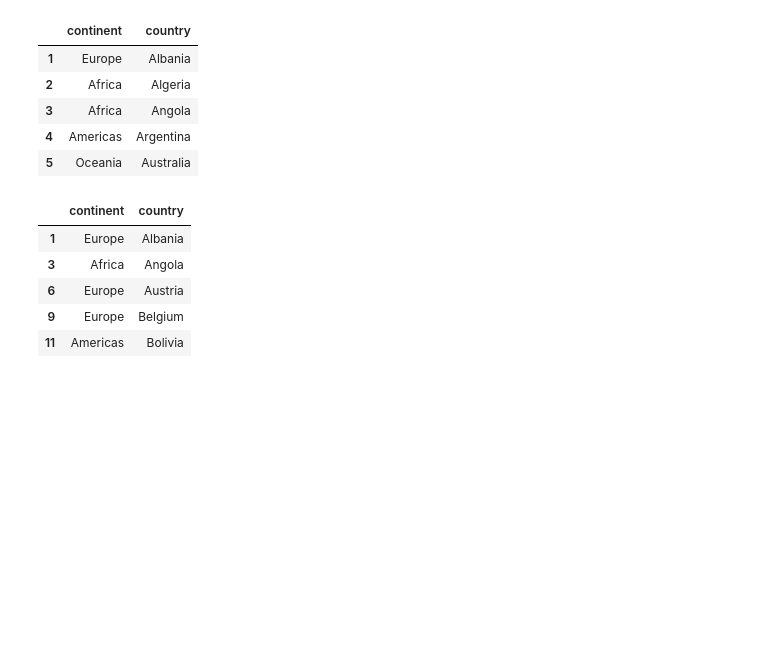
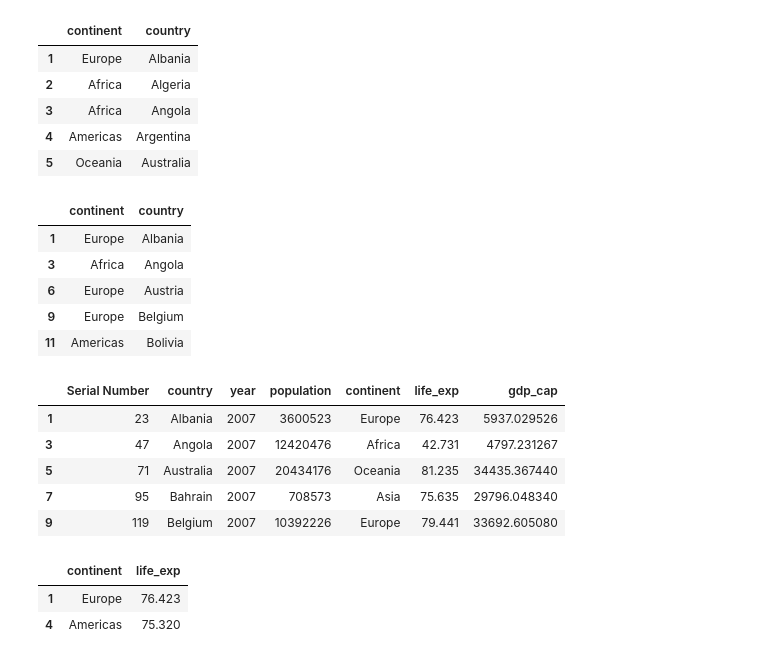
Before and after one commit to vinodlearning/PythonDSA, a Jupyter notebook: Pandas.ipynb, the cells around one changed output. Drawn from its saved outputs; the diff is of its cells as text; code cells hidden in the pictures; blank space fills up the shorter version.

```diff
--- a/Pandas.ipynb
+++ b/Pandas.ipynb
@@ -338,3 +338,18 @@ dataFrame.loc[[1,3,6,9,11],['continent','country']]
 | 6 | Europe | Austria |
 | 9 | Europe | Belgium |
 | 11 | Americas | Bolivia |
+# %%
+dataFrame.iloc[1:10:2]
+# %% [output]
+|  | Serial Number | country | year | population | continent | life_exp | gdp_cap |
+| 1 | 23 | Albania | 2007 | 3600523 | Europe | 76.423 | 5937.029526 |
+| 3 | 47 | Angola | 2007 | 12420476 | Africa | 42.731 | 4797.231267 |
+| 5 | 71 | Australia | 2007 | 20434176 | Oceania | 81.235 | 34435.367440 |
+| 7 | 95 | Bahrain | 2007 | 708573 | Asia | 75.635 | 29796.048340 |
+| 9 | 119 | Belgium | 2007 | 10392226 | Europe | 79.441 | 33692.605080 |
+# %%
+dataFrame.loc[1:5:3, "continent":"life_exp"]
+# %% [output]
+|  | continent | life_exp |
+| 1 | Europe | 76.423 |
+| 4 | Americas | 75.320 |
```
